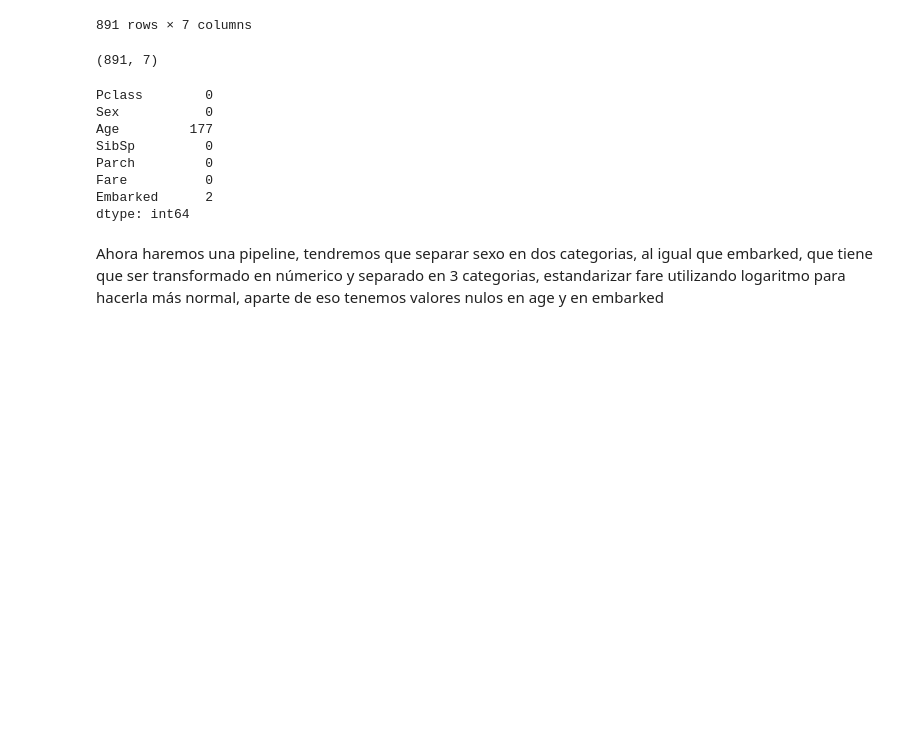
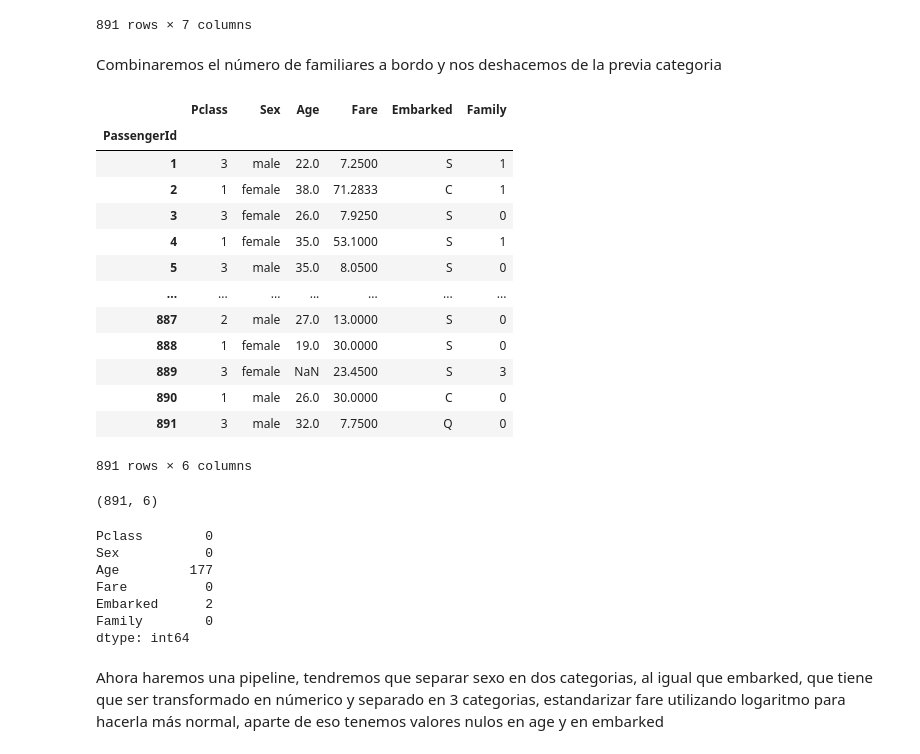
Before and after one commit to Kauboimausu/kaggle_titanic_competition, a Jupyter notebook: titanic.ipynb, the cells around one changed output. Saved outputs shown, nothing was run; the diff lists cells and outputs as text; code cells hidden in the pictures; blank space fills up the shorter version.

```diff
--- a/titanic.ipynb
+++ b/titanic.ipynb
@@ -128,10 +128,31 @@ titanic_train_selected
 | 890 | 1 | male | 26.0 | 0 | 0 | 30.0000 | C |
 | 891 | 3 | male | 32.0 | 0 | 0 | 7.7500 | Q |
 891 rows × 7 columns
+# %% [markdown]
+Combinaremos el número de familiares a bordo y nos deshacemos de la previa categoria
+# %%
+titanic_train_selected["Family"] = titanic_train_selected["SibSp"] + titanic_train_selected["Parch"]
+titanic_train_selected = titanic_train_selected.drop(["SibSp", "Parch"], axis=1)
+titanic_train_selected
+# %% [output]
+|  | Pclass | Sex | Age | Fare | Embarked | Family |
+| PassengerId |  |  |  |  |  |  |
+| 1 | 3 | male | 22.0 | 7.2500 | S | 1 |
+| 2 | 1 | female | 38.0 | 71.2833 | C | 1 |
+| 3 | 3 | female | 26.0 | 7.9250 | S | 0 |
+| 4 | 1 | female | 35.0 | 53.1000 | S | 1 |
+| 5 | 3 | male | 35.0 | 8.0500 | S | 0 |
+| ... | ... | ... | ... | ... | ... | ... |
+| 887 | 2 | male | 27.0 | 13.0000 | S | 0 |
+| 888 | 1 | female | 19.0 | 30.0000 | S | 0 |
+| 889 | 3 | female | NaN | 23.4500 | S | 3 |
+| 890 | 1 | male | 26.0 | 30.0000 | C | 0 |
+| 891 | 3 | male | 32.0 | 7.7500 | Q | 0 |
+891 rows × 6 columns
 # %%
 titanic_train_selected.shape
 # %% [output]
-(891, 7)
+(891, 6)
 # %%
 null_values_per_column = titanic_train_selected.isna().sum(axis=0)
 null_values_per_column
@@ -139,10 +160,9 @@ null_values_per_column
 Pclass        0
 Sex           0
 Age         177
-SibSp         0
-Parch         0
 Fare          0
 Embarked      2
+Family        0
 dtype: int64
 # %% [markdown]
 Ahora haremos una pipeline, tendremos que separar sexo en dos categorias, al igual que embarked, que tiene que ser transformado en númerico y separado en 3 categorias, estandarizar fare utilizando logaritmo para hacerla más normal, aparte de eso tenemos valores nulos en age y en embarked
```
Also changed, not shown: parts of 24 cells of this notebook.
